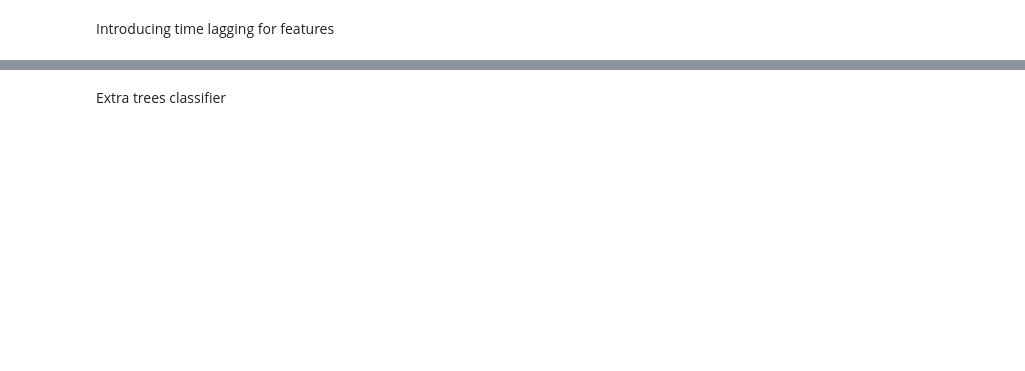
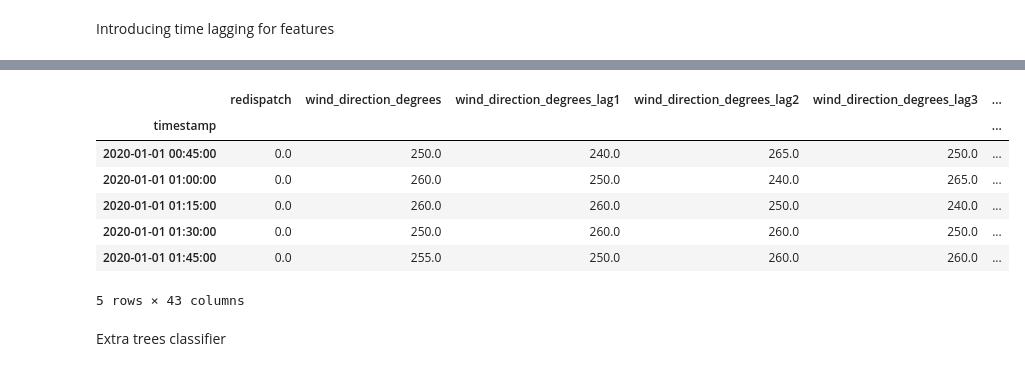
Before and after one commit to mgondeck/wind_curtailment_prediction, a Jupyter notebook: Extra_Trees_Classifier.ipynb, the cells around one changed output, grey strips where cells are left out. Drawn from its saved outputs; the diff is of its cells as text; code cells hidden in the pictures; blank space fills up the shorter version.

```diff
--- a/Extra_Trees_Classifier.ipynb
+++ b/Extra_Trees_Classifier.ipynb
@@ -113,2 +100,35 @@ y_test = test['redispatch']  # Extract target
+# %%
+# Assuming df_lagged is your DataFrame with a datetime index
+# Create a new column for weekday/weekend
+df_lagged['weekday'] = df_lagged.index.weekday < 5
+
+# Create a new column for season based on month
+df_lagged['season'] = (df_lagged.index.month % 12 + 3) // 3
+
+# Perform one-hot encoding for the 'season' column
+df_lagged = pd.get_dummies(df_lagged, columns=['season'], drop_first=True)
+
+# Perform one-hot encoding for the 'weekday' column
+df_lagged = pd.get_dummies(df_lagged, columns=['weekday'], drop_first=True)
+
+# Convert the 'weekday' and 'season' columns to numerical
+df_lagged['weekday'] = df_lagged['weekday_True'].astype(int)
+df_lagged['season'] = df_lagged[['season_2', 'season_3', 'season_4']].idxmax(axis=1).str.extract(r'(\d)').astype(int)
+
+# Drop the intermediate columns created during one-hot encoding
+df_lagged.drop(columns=['weekday_True', 'season_2', 'season_3', 'season_4'], inplace=True)
+
+# Now df_lagged contains the original data with the new weekday and season columns encoded numerically
+# %%
+df_lagged.head()
+# %% [output]
+|  | redispatch | wind_direction_degrees | wind_direction_degrees_lag1 | wind_direction_degrees_lag2 | wind_direction_degrees_lag3 | ... |
+| timestamp |  |  |  |  |  | ... |
+| 2020-01-01 00:45:00 | 0.0 | 250.0 | 240.0 | 265.0 | 250.0 | ... |
+| 2020-01-01 01:00:00 | 0.0 | 260.0 | 250.0 | 240.0 | 265.0 | ... |
+| 2020-01-01 01:15:00 | 0.0 | 260.0 | 260.0 | 250.0 | 240.0 | ... |
+| 2020-01-01 01:30:00 | 0.0 | 250.0 | 260.0 | 260.0 | 250.0 | ... |
+| 2020-01-01 01:45:00 | 0.0 | 255.0 | 250.0 | 260.0 | 260.0 | ... |
+5 rows × 43 columns
 # %% [markdown]
 Extra trees classifier
```
Also changed, not shown: parts of 16 cells of this notebook.
